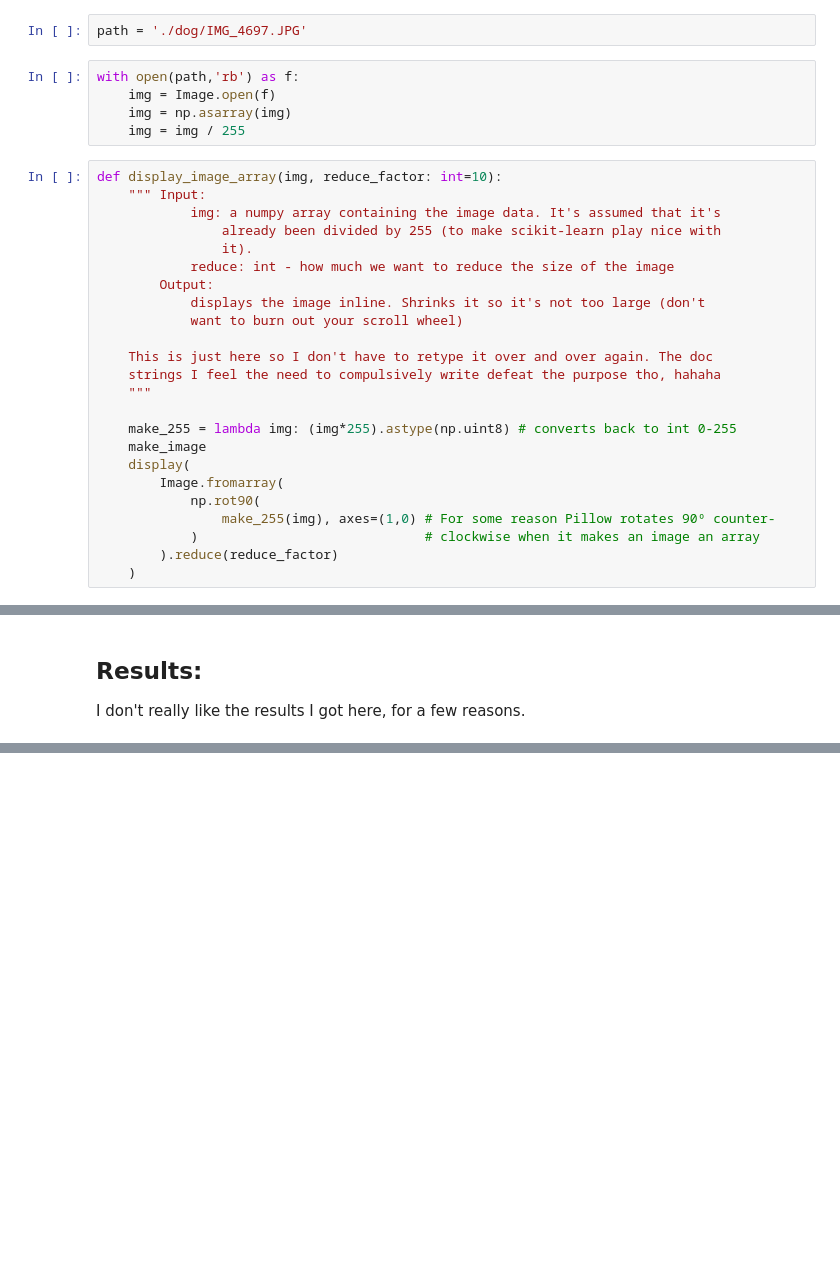
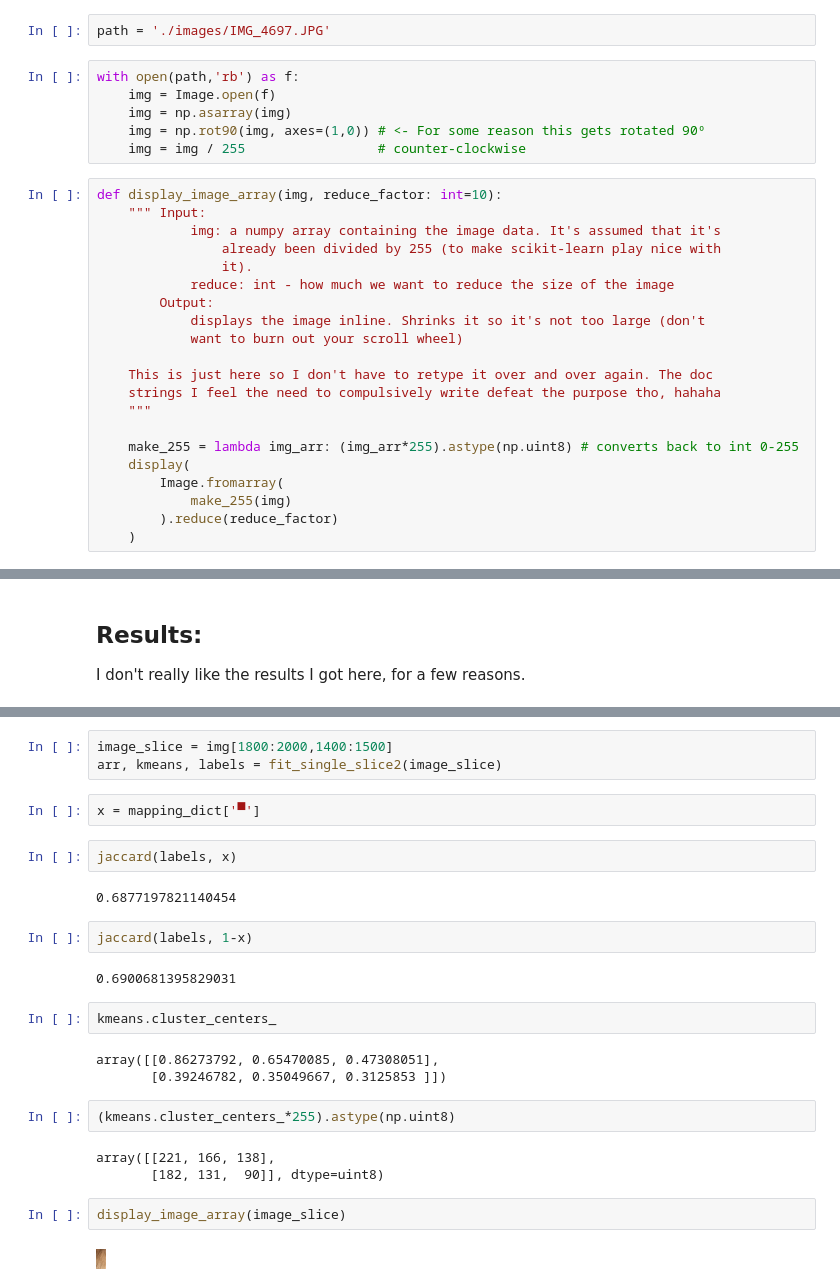
Before and after one commit to timothy-salazar/image_tinkering, a Jupyter notebook: more_image_tinkering.ipynb, the cells around one changed output, grey strips where cells are left out. Cells and saved outputs as stored; diff of their text form; blank space fills up the shorter version.

```diff
--- a/more_image_tinkering.ipynb
+++ b/more_image_tinkering.ipynb
@@ -21,10 +23,11 @@ from time import time
 # %%
-path = './dog/IMG_4697.JPG'
+path = './images/IMG_4697.JPG'
 # %%
 with open(path,'rb') as f:
     img = Image.open(f)
     img = np.asarray(img)
-    img = img / 255
+    img = np.rot90(img, axes=(1,0)) # <- For some reason this gets rotated 90º
+    img = img / 255                 # counter-clockwise
 # %%
 def display_image_array(img, reduce_factor: int=10):
     """ Input:
@@ -40,13 +43,10 @@ def display_image_array(img, reduce_factor: int=10):
     strings I feel the need to compulsively write defeat the purpose tho, hahaha
     """
 
-    make_255 = lambda img: (img*255).astype(np.uint8) # converts back to int 0-255
-    make_image
+    make_255 = lambda img_arr: (img_arr*255).astype(np.uint8) # converts back to int 0-255
     display(
         Image.fromarray(
-            np.rot90(
-                make_255(img), axes=(1,0) # For some reason Pillow rotates 90º counter-
-            )                             # clockwise when it makes an image an array
+            make_255(img)
         ).reduce(reduce_factor)
     )
 # %%
@@ -115,0 +349,27 @@ What we really want isn't to reduce the color pallete for the entire image, but
+# %%
+image_slice = img[1800:2000,1400:1500]
+arr, kmeans, labels = fit_single_slice2(image_slice)
+# %%
+x = mapping_dict['▀']
+# %%
+jaccard(labels, x)
+# %% [output]
+0.6877197821140454
+# %%
+jaccard(labels, 1-x)
+# %% [output]
+0.6900681395829031
+# %%
+kmeans.cluster_centers_
+# %% [output]
+array([[0.86273792, 0.65470085, 0.47308051],
+       [0.39246782, 0.35049667, 0.3125853 ]])
+# %%
+(kmeans.cluster_centers_*255).astype(np.uint8)
+# %% [output]
+array([[221, 166, 138],
+       [182, 131,  90]], dtype=uint8)
+# %%
+display_image_array(image_slice)
+# %% [output]
+[figure, added]
```
Also changed, not shown: parts of 50 cells of this notebook, 6 other files.
